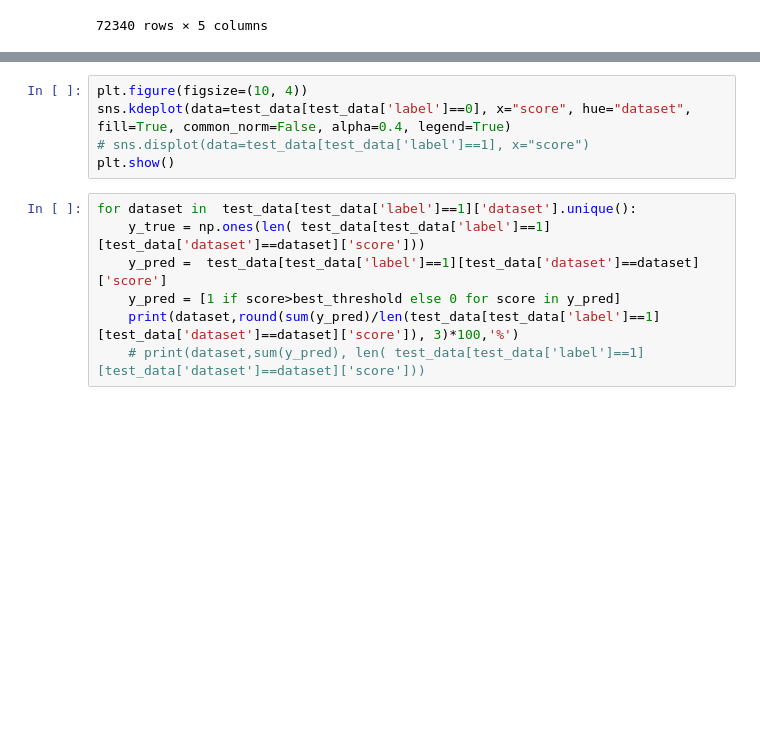
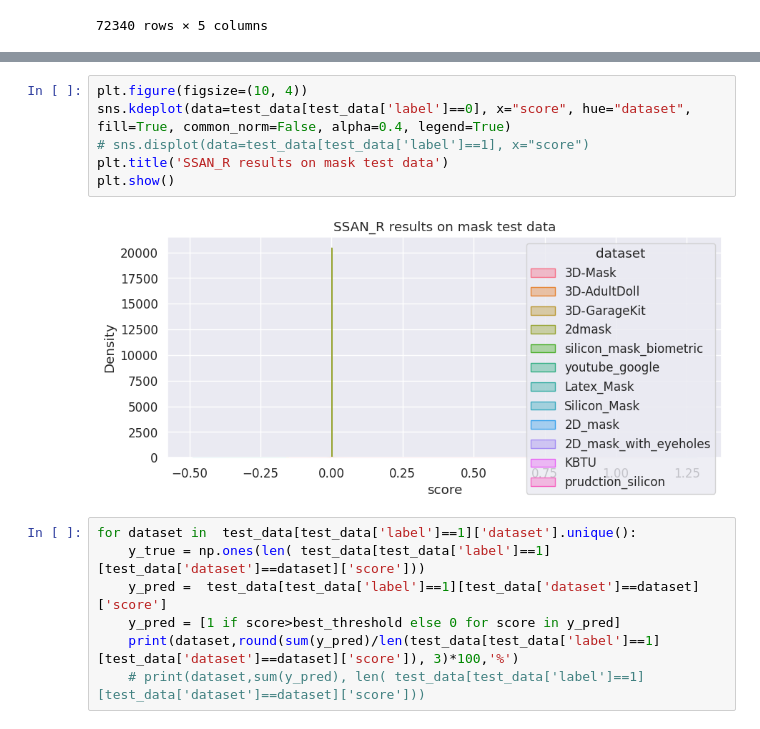
Before and after one commit to biometrickz/SSAN, a Jupyter notebook: inference.ipynb, the cells around one changed output, grey strips where cells are left out. Drawn from its saved outputs; the diff is of its cells as text; blank space fills up the shorter version.

```diff
--- a/inference.ipynb
+++ b/inference.ipynb
@@ -348,8 +395,11 @@ plt.show()
 # %%
 plt.figure(figsize=(10, 4))
 sns.kdeplot(data=test_data[test_data['label']==0], x="score", hue="dataset", fill=True, common_norm=False, alpha=0.4, legend=True)
 # sns.displot(data=test_data[test_data['label']==1], x="score")
+plt.title('SSAN_R results on mask test data')
 plt.show()
+# %% [output]
+[figure, added]
 # %%
 for dataset in  test_data[test_data['label']==1]['dataset'].unique():
     y_true = np.ones(len( test_data[test_data['label']==1][test_data['dataset']==dataset]['score']))
```
Also changed, not shown: parts of 10 cells of this notebook, 3 other files.
